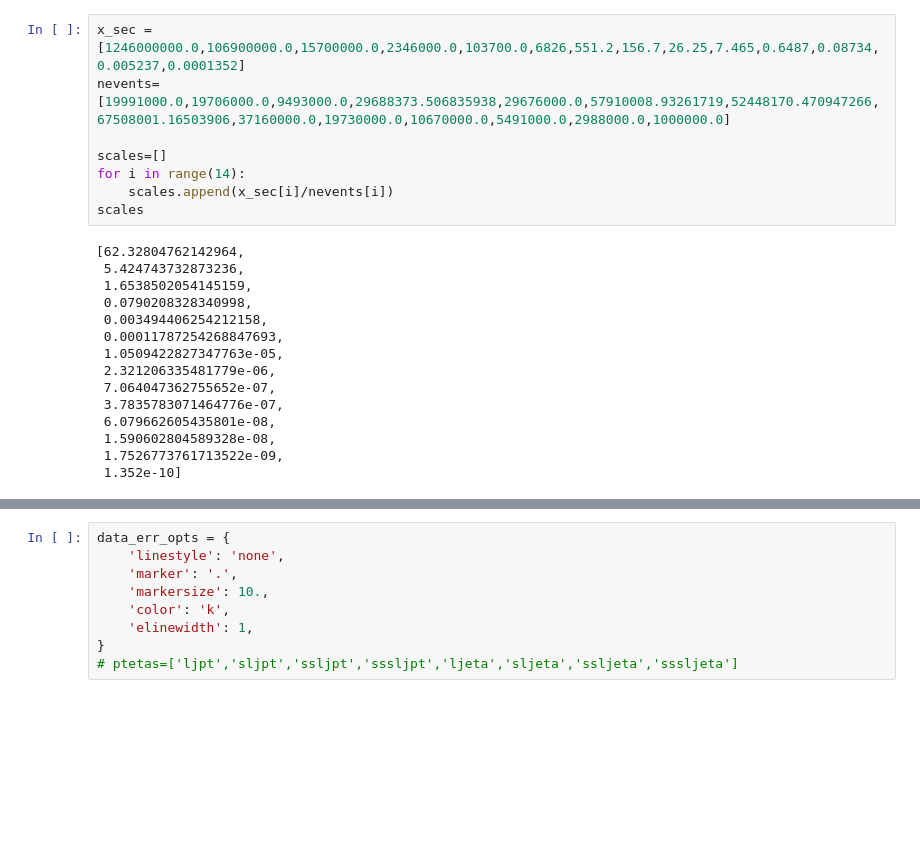
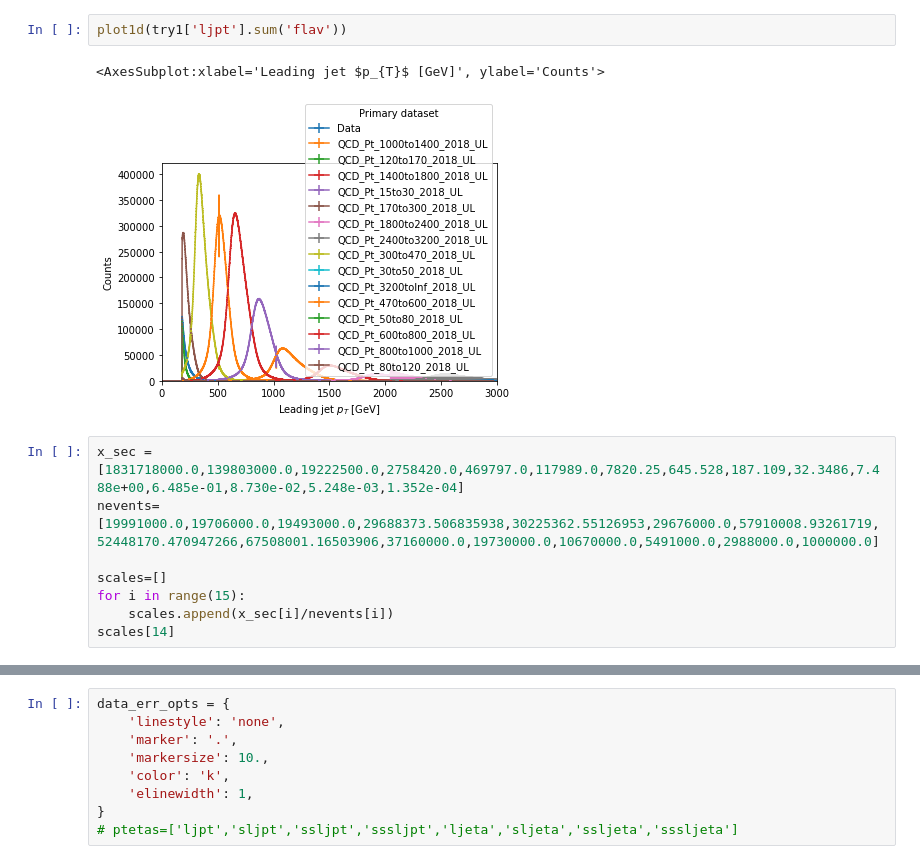
Before and after one commit to hsinweihsia/BTV, a Jupyter notebook: QCD.ipynb, the cells around one changed output, grey strips where cells are left out. Saved outputs shown, nothing was run; the diff lists cells and outputs as text; blank space fills up the shorter version.

```diff
--- a/QCD.ipynb
+++ b/QCD.ipynb
@@ -36,26 +79,16 @@ plot1d(try1['jet_pt_nocut'].sum('flav').sum('dataset'))
+# %%
+plot1d(try1['ljpt'].sum('flav'))
+# %% [output]
+<AxesSubplot:xlabel='Leading jet $p_{T}$ [GeV]', ylabel='Counts'>
+[figure, added]
 # %%
-x_sec = [1246000000.0,106900000.0,15700000.0,2346000.0,103700.0,6826,551.2,156.7,26.25,7.465,0.6487,0.08734,0.005237,0.0001352]
-nevents= [19991000.0,19706000.0,9493000.0,29688373.506835938,29676000.0,57910008.93261719,52448170.470947266,67508001.16503906,37160000.0,19730000.0,10670000.0,5491000.0,2988000.0,1000000.0]
+x_sec = [1831718000.0,139803000.0,19222500.0,2758420.0,469797.0,117989.0,7820.25,645.528,187.109,32.3486,7.488e+00,6.485e-01,8.730e-02,5.248e-03,1.352e-04]
+nevents= [19991000.0,19706000.0,19493000.0,29688373.506835938,30225362.55126953,29676000.0,57910008.93261719,52448170.470947266,67508001.16503906,37160000.0,19730000.0,10670000.0,5491000.0,2988000.0,1000000.0]
 
 scales=[]
-for i in range(14):
+for i in range(15):
     scales.append(x_sec[i]/nevents[i])
-scales
+scales[14]
-# %% [output]
-[62.32804762142964,
- 5.424743732873236,
- 1.6538502054145159,
- 0.0790208328340998,
- 0.003494406254212158,
- 0.00011787254268847693,
- 1.0509422827347763e-05,
- 2.321206335481779e-06,
- 7.064047362755652e-07,
- 3.7835783071464776e-07,
- 6.079662605435801e-08,
- 1.590602804589328e-08,
- 1.7526773761713522e-09,
- 1.352e-10]
 # %%
 hist_1 =try1['ljpt'].sum('flav').integrate('dataset', 'QCD_Pt_15to30_2018_UL')
 hist_1.scale(scales[0])
```
Also changed, not shown: parts of 40 cells of this notebook, 5 other files.
